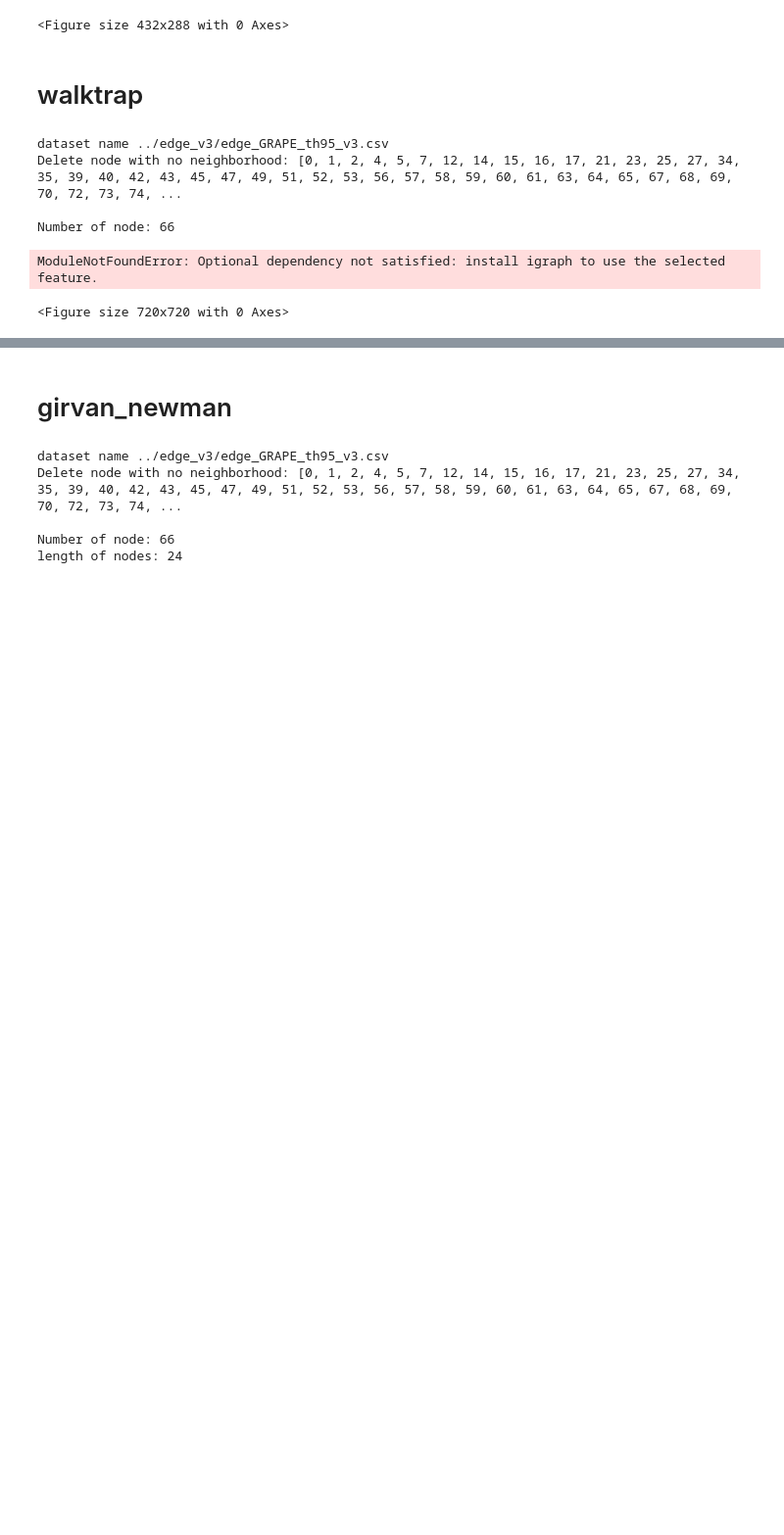
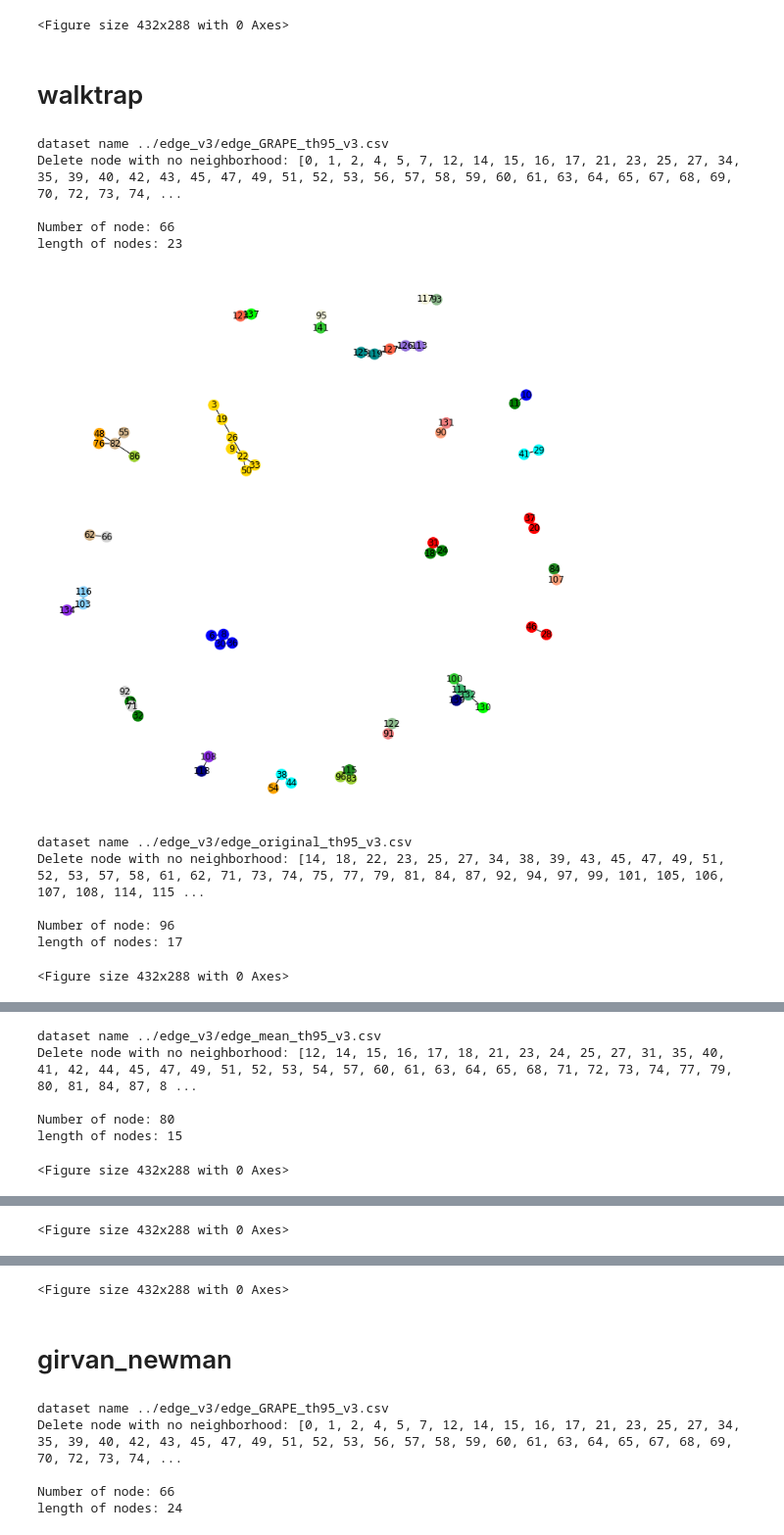
Before and after one commit to euisuk-chung/Graphical-Data-Imputation, a Jupyter notebook: clustering/visualization.ipynb, the cells around one changed output, grey strips where cells are left out. Shown at 98% size. Drawn from its saved outputs; the diff is of its cells as text; code cells hidden in the pictures; blank space fills up the shorter version.

```diff
--- a/clustering/visualization.ipynb
+++ b/clustering/visualization.ipynb
@@ -430,6 +417,9 @@ for d in dataset_list:
     print(f'dataset name {d}')
     df = pd.read_csv(d, index_col =0, dtype='int64')
     df = df.rename(columns={'0':'dst', '1':'src'})
+
+    d = d.split('/')[2]
+    d = d.split('.')[0]
 
     # define edge_list (u,v)
     edge_list = list(df.itertuples(index=False, name=None))
@@ -513,33 +503,39 @@ for d in dataset_list:
             color_map.extend(['mediumseagreen']*len(node))
         elif i == 16:
             color_map.extend(['lightskyblue']*len(node))
         elif i == 17:
             color_map.extend(['blueviolet']*len(node))
         elif i == 18:
             color_map.extend(['navy']*len(node))
         elif i ==19:
             color_map.extend(['mediumpurple']*len(node))
         elif i == 20:
             color_map.extend(['darkcyan']*len(node))
         elif i == 21:
             color_map.extend(['tomato']*len(node))
         elif i == 22:
             color_map.extend(['lime']*len(node))
         elif i == 23:
             color_map.extend(['brown']*len(node))
         else:
             color_map.extend(['gold']*len(node))
 
     nx.spring_layout(G2, scale=0.5)
     nx.draw(G2,  node_color=color_map, with_labels=True, node_size = 200)
     fig1 = plt.gcf()
     plt.show()
     plt.draw()
-    fig1.savefig('walktrap-original.png', dpi=300)
+    fig1.savefig(f'./plots/walktrap-{d}.png'.format(str), dpi=300)
 # %% [output]
 dataset name ../edge_v3/edge_GRAPE_th95_v3.csv
 Delete node with no neighborhood: [0, 1, 2, 4, 5, 7, 12, 14, 15, 16, 17, 21, 23, 25, 27, 34, 35, 39, 40, 42, 43, 45, 47, 49, 51, 52, 53, 56, 57, 58, 59, 60, 61, 63, 64, 65, 67, 68, 69, 70, 72, 73, 74, ...
 
 Number of node: 66
+length of nodes: 23
+[figure, added]
-ModuleNotFoundError: Optional dependency not satisfied: install igraph to use the selected feature.
+dataset name ../edge_v3/edge_original_th95_v3.csv
+Delete node with no neighborhood: [14, 18, 22, 23, 25, 27, 34, 38, 39, 43, 45, 47, 49, 51, 52, 53, 57, 58, 61, 62, 71, 73, 74, 75, 77, 79, 81, 84, 87, 92, 94, 97, 99, 101, 105, 106, 107, 108, 114, 115 ...
+
+Number of node: 96
+length of nodes: 17
-<Figure size 720x720 with 0 Axes>
+<Figure size 432x288 with 0 Axes>
@@ -545,0 +543,6 @@ ModuleNotFoundError: Optional dependency not satisfied: install igraph to use th
+dataset name ../edge_v3/edge_mean_th95_v3.csv
+Delete node with no neighborhood: [12, 14, 15, 16, 17, 18, 21, 23, 24, 25, 27, 31, 35, 40, 41, 42, 44, 45, 47, 49, 51, 52, 53, 54, 57, 60, 61, 63, 64, 65, 68, 71, 72, 73, 74, 77, 79, 80, 81, 84, 87, 8 ...
+
+Number of node: 80
+length of nodes: 15
+<Figure size 432x288 with 0 Axes>
@@ -545,0 +555 @@ ModuleNotFoundError: Optional dependency not satisfied: install igraph to use th
+<Figure size 432x288 with 0 Axes>
@@ -546,3 +557,4 @@ ModuleNotFoundError: Optional dependency not satisfied: install igraph to use th
+<Figure size 432x288 with 0 Axes>
 # %% [markdown]
 # girvan_newman
 # %%
```
Also changed, not shown: parts of 9 cells of this notebook, 1 other file.
